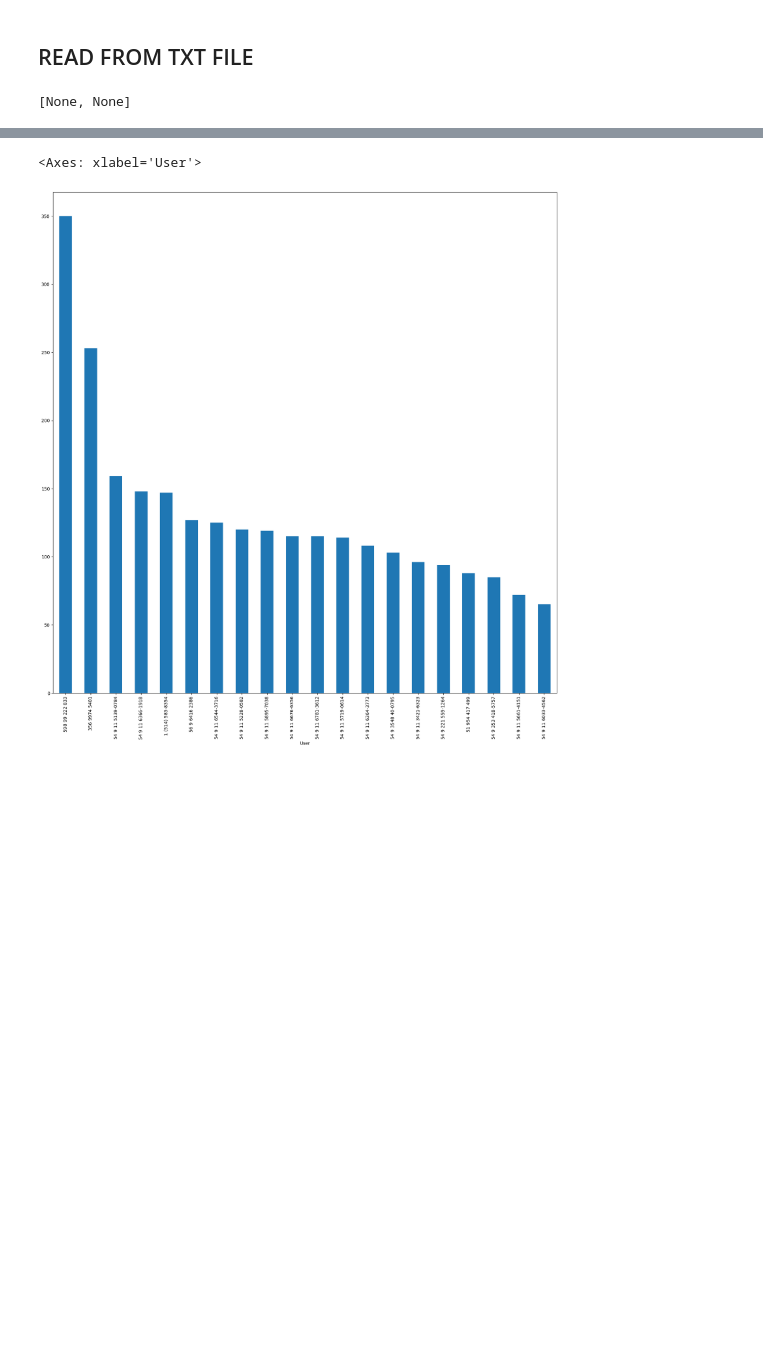
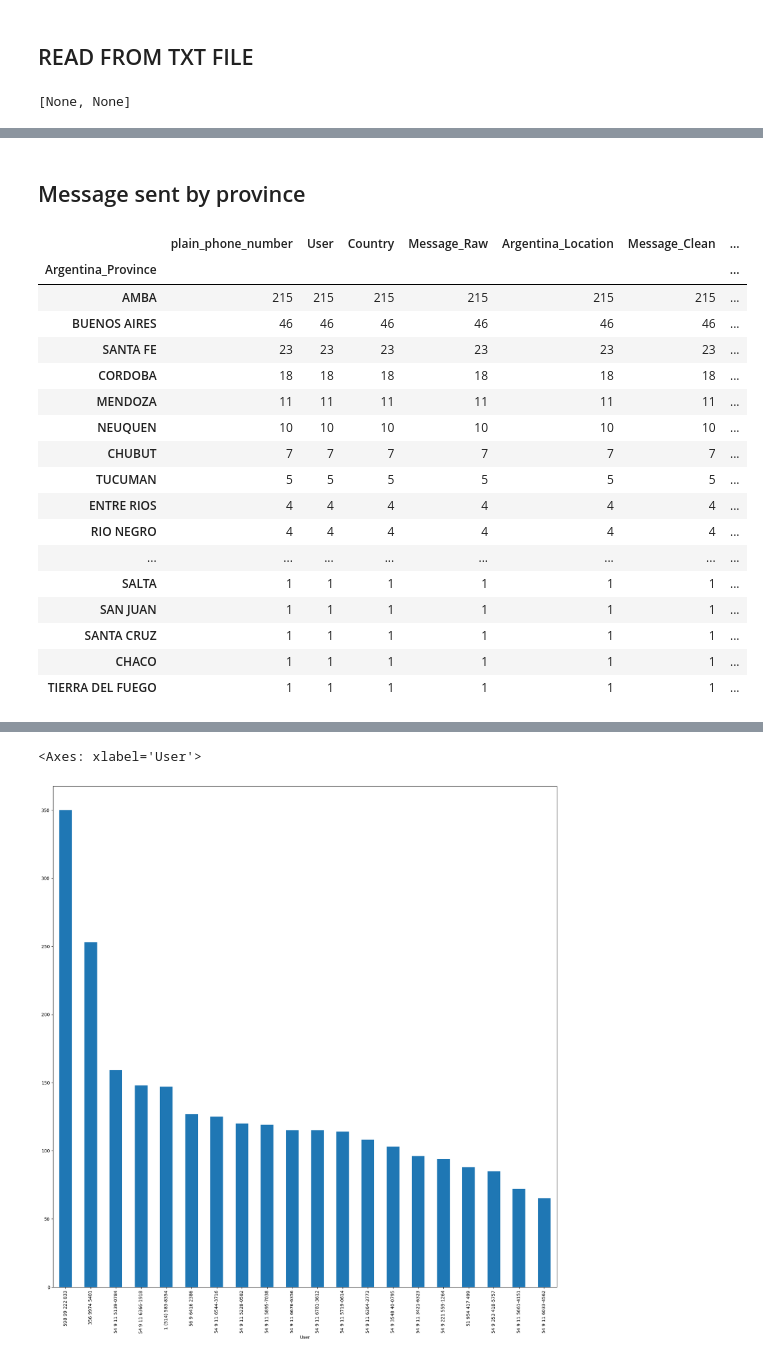
Before and after one commit to JuanJou/WhatsappAnalyzer, a Jupyter notebook: WhatsappAnalyzerPandas.ipynb, the cells around one changed output, grey strips where cells are left out. Cells and saved outputs as stored; diff of their text form; code cells hidden in the pictures; blank space fills up the shorter version.

```diff
--- a/WhatsappAnalyzerPandas.ipynb
+++ b/WhatsappAnalyzerPandas.ipynb
@@ -121,0 +130,23 @@ after_process
+# %% [markdown]
+## Message sent by province
+# %%
+first_interaction_for_each_person.groupby(["Argentina_Province"]).count().sort_values(ascending=False,by="User")
+# %% [output]
+|  | plain_phone_number | User | Country | Message_Raw | Argentina_Location | Message_Clean | ... |
+| Argentina_Province |  |  |  |  |  |  | ... |
+| AMBA | 215 | 215 | 215 | 215 | 215 | 215 | ... |
+| BUENOS AIRES | 46 | 46 | 46 | 46 | 46 | 46 | ... |
+| SANTA FE | 23 | 23 | 23 | 23 | 23 | 23 | ... |
+| CORDOBA | 18 | 18 | 18 | 18 | 18 | 18 | ... |
+| MENDOZA | 11 | 11 | 11 | 11 | 11 | 11 | ... |
+| NEUQUEN | 10 | 10 | 10 | 10 | 10 | 10 | ... |
+| CHUBUT | 7 | 7 | 7 | 7 | 7 | 7 | ... |
+| TUCUMAN | 5 | 5 | 5 | 5 | 5 | 5 | ... |
+| ENTRE RIOS | 4 | 4 | 4 | 4 | 4 | 4 | ... |
+| RIO NEGRO | 4 | 4 | 4 | 4 | 4 | 4 | ... |
+| ... | ... | ... | ... | ... | ... | ... | ... |
+| SALTA | 1 | 1 | 1 | 1 | 1 | 1 | ... |
+| SAN JUAN | 1 | 1 | 1 | 1 | 1 | 1 | ... |
+| SANTA CRUZ | 1 | 1 | 1 | 1 | 1 | 1 | ... |
+| CHACO | 1 | 1 | 1 | 1 | 1 | 1 | ... |
+| TIERRA DEL FUEGO | 1 | 1 | 1 | 1 | 1 | 1 | ... |
```
Also changed, not shown: parts of 11 cells of this notebook.
